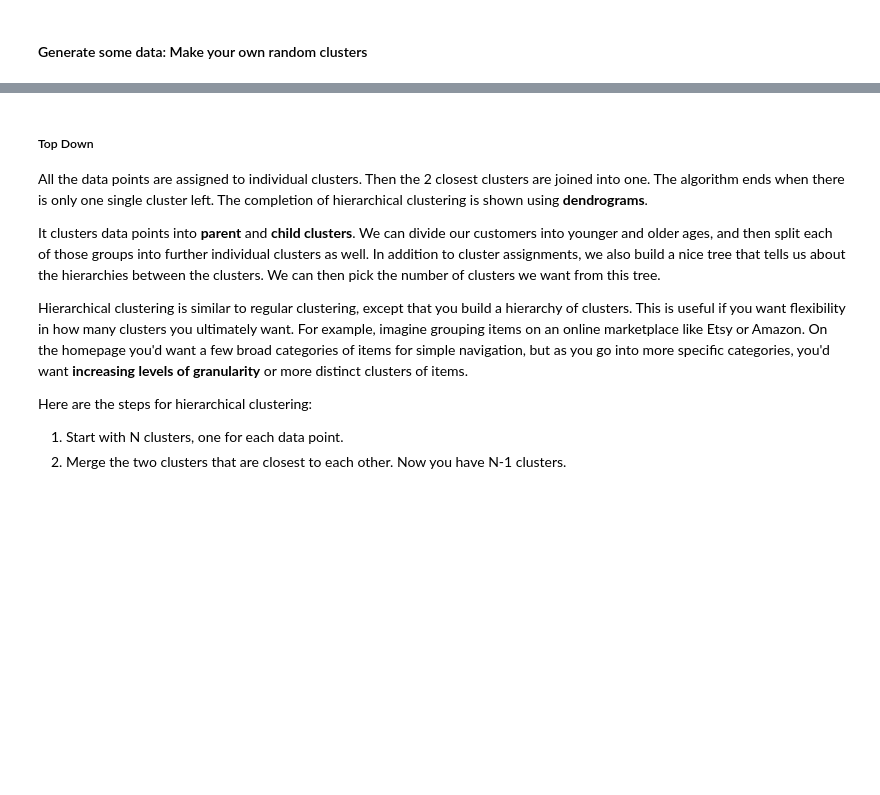
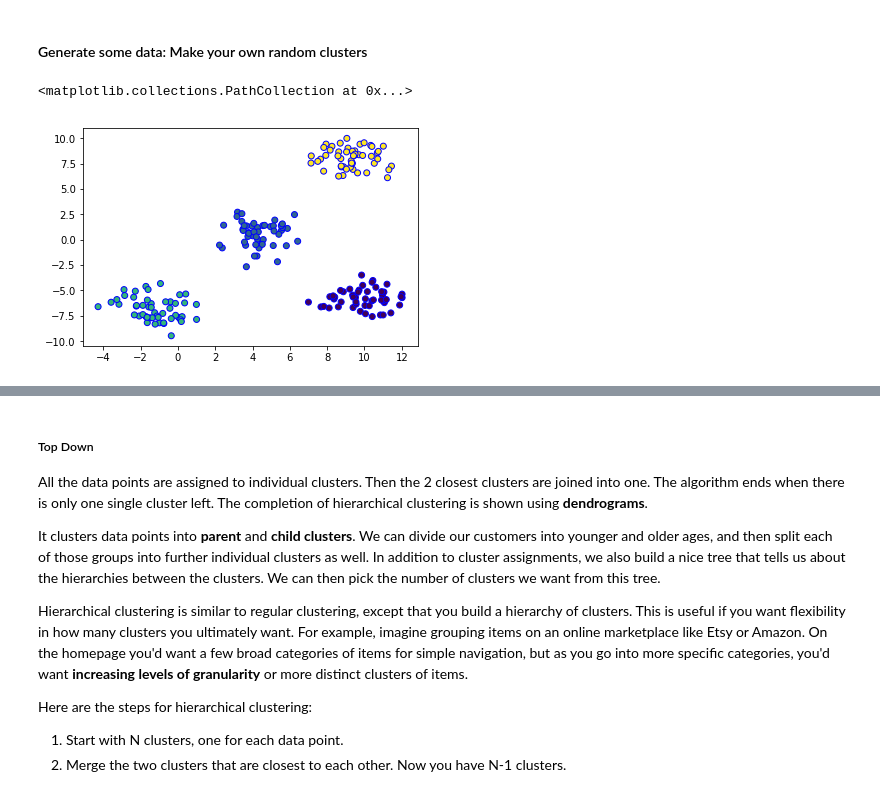
Before and after one commit to carharDBG/course_intro_to_ml, a Jupyter notebook: notebooks/3_unsupervised_learning.ipynb, the cells around one changed output, grey strips where cells are left out. Saved outputs shown, nothing was run; the diff lists cells and outputs as text; code cells hidden in the pictures; blank space fills up the shorter version.

```diff
--- a/notebooks/3_unsupervised_learning.ipynb
+++ b/notebooks/3_unsupervised_learning.ipynb
@@ -124,18 +124,21 @@ There are several types of clustering. We'll explore two of the most common form
 # %%
 # import libraries
 from sklearn.datasets import make_blobs
 import numpy as np
 import matplotlib.pyplot as plt
 %matplotlib inline
 
 # create blobs
 true_clusters = 4
-data = make_blobs(n_samples=200, n_features=2, centers=true_clusters, cluster_std=1.4)
+data = make_blobs(n_samples=200, n_features=2, centers=true_clusters, cluster_std=1.1)
 
 X, y = data[0],  data[1]
 
 # create scatter plot
 plt.scatter(X[:,0], X[:,1], c=y, edgecolor="b")
+# %% [output]
+<matplotlib.collections.PathCollection at 0x...>
+[figure, added]
 # %% [markdown]
 [back to top](#top)
 
```
Also changed, not shown: parts of 10 cells of this notebook.
